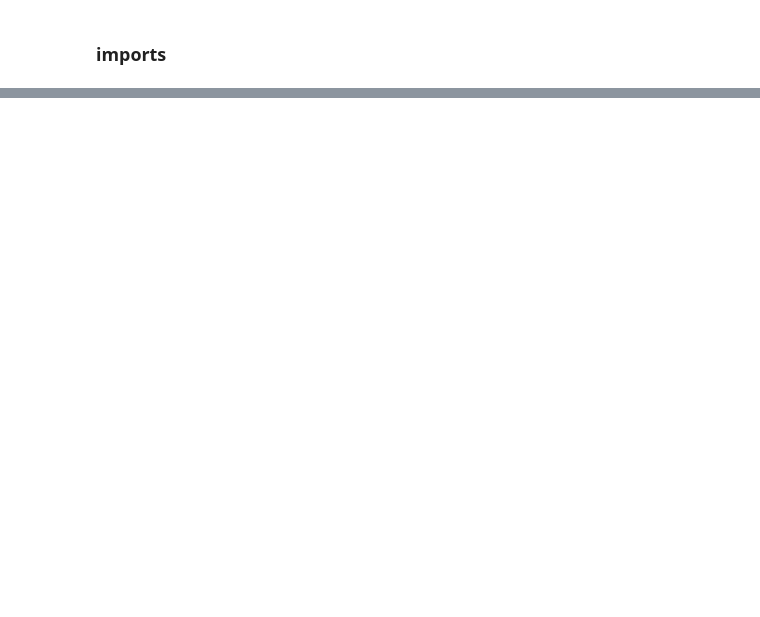
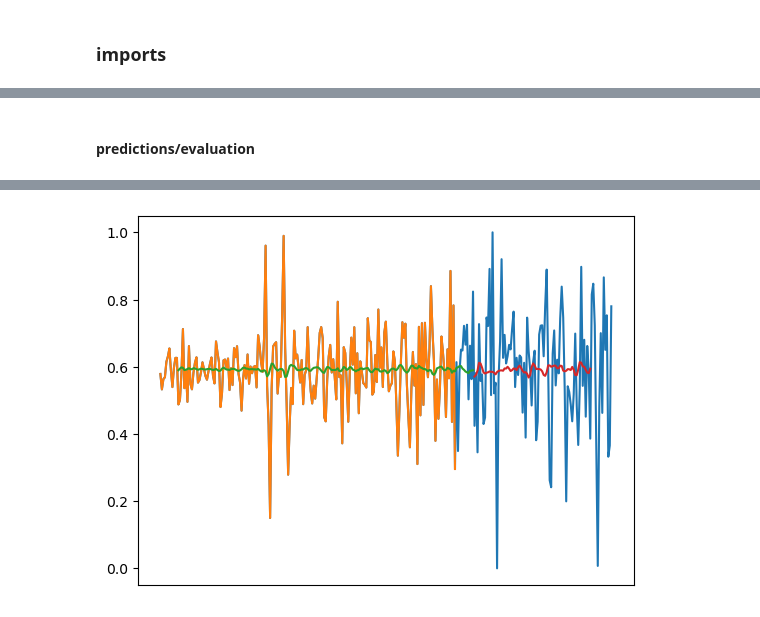
Before and after one commit to hlu109/math462_project, a Jupyter notebook: scripts/LSTM.ipynb, the cells around one changed output, grey strips where cells are left out. Cells and saved outputs as stored; diff of their text form; code cells hidden in the pictures; blank space fills up the shorter version.

Commit message:
add LSTM model and results

```diff
--- a/scripts/LSTM.ipynb
+++ b/scripts/LSTM.ipynb
@@ -194,0 +184,16 @@ plt.show()
+# %%
+# normalize the data
+scaler = MinMaxScaler(feature_range=(0, 1))
+price_d1_ts = scaler.fit_transform(price_d1_ts)
+
+# split train/test data
+train, test = train_test_split(price_d1_ts, test_size=0.3, shuffle=False)
+# %%
+# reformat into windows of data
+lookback = 12
+X_train, y_train = utils.create_windowed_dataset(train, lookback)
+X_test, y_test = utils.create_windowed_dataset(test, lookback)
+
+# reshape input to be [samples, time steps, features]
+X_train = np.reshape(X_train, (X_train.shape[0], X_train.shape[1], 1))
+X_test = np.reshape(X_test, (X_test.shape[0], X_test.shape[1], 1))
@@ -194,0 +212,7 @@ plt.show()
+# %%
+lstm_model = tf.keras.models.Sequential([
+    # Shape [batch size, timesteps, features per timestep] => [batch, time, lstm_units]
+    tf.keras.layers.LSTM(32, input_shape=(lookback, 1), return_sequences=True),
+    # Shape => [batch, time, features]
+    tf.keras.layers.Dense(units=1)
+])
@@ -194,0 +245,20 @@ plt.show()
+# %% [markdown]
+#### predictions/evaluation
+# %%
+pred_train = lstm_model.predict(X_train)[:, -1]
+pred_test = lstm_model.predict(X_test)[:, -1]
+
+# un-scale the predictions
+# price_ts = scaler.inverse_transform(price_ts)
+# pred_train = scaler.inverse_transform(pred_train)
+# pred_test = scaler.inverse_transform(pred_test)
+
+plt.plot(price_d1_ts)
+plt.gca().set_xticks([])
+plt.plot(X_train[:, 0])
+plt.plot(range(lookback, lookback + len(pred_train)), pred_train)
+plt.plot(
+    range(lookback + len(pred_train),
+          lookback + len(pred_train) + len(pred_test)), pred_test)
+plt.show()
+# %% [output]
@@ -194,0 +267 @@ plt.show()
+[figure, added]
```
Also changed, not shown: parts of 64 cells of this notebook, 2 other files.
